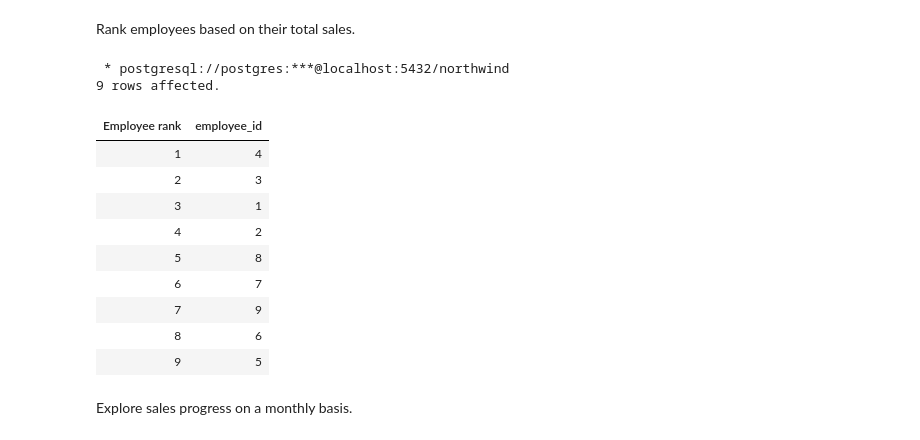
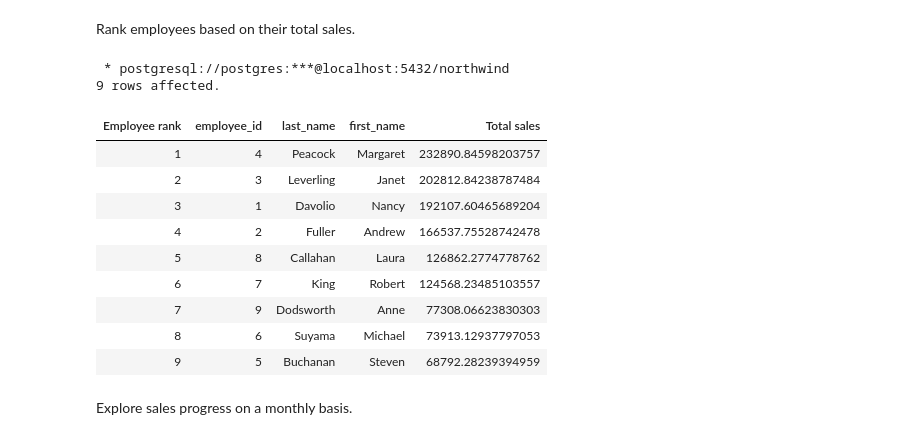
Before and after one commit to bartekmal/bi-optimizing-sales, a Jupyter notebook: main.ipynb, the cells around one changed output. Saved outputs shown, nothing was run; the diff lists cells and outputs as text; code cells hidden in the pictures.

```diff
--- a/main.ipynb
+++ b/main.ipynb
@@ -237,36 +180,41 @@ Rank employees based on their total sales.
 # %%
 %%sql
 WITH total_sales_per_employee AS
 (
 	SELECT
-		o.employee_id,
+		e.employee_id,
+		e.last_name,
+		e.first_name,
 		SUM(d.unit_price * d.quantity * (1 - d.discount)) AS "Total sales"
 	FROM
 		order_details AS d
 		LEFT JOIN
 			orders AS o
 			ON d.order_id = o.order_id
+		LEFT JOIN
+			employees AS e
+			ON o.employee_id = e.employee_id
 	GROUP BY
-		o.employee_id
+		e.employee_id
 )
 SELECT
 	RANK() OVER (ORDER BY "Total sales" DESC) AS "Employee rank",
-	total_sales_per_employee.employee_id
+	*
 FROM
-	total_sales_per_employee LIMIT 10;
+	total_sales_per_employee;
 # %% [output]
  * postgresql://postgres:***@localhost:5432/northwind
 9 rows affected.
-| Employee rank | employee_id |
-| 1 | 4 |
-| 2 | 3 |
-| 3 | 1 |
-| 4 | 2 |
-| 5 | 8 |
-| 6 | 7 |
-| 7 | 9 |
-| 8 | 6 |
-| 9 | 5 |
+| Employee rank | employee_id | last_name | first_name | Total sales |
+| 1 | 4 | Peacock | Margaret | 232890.84598203757 |
+| 2 | 3 | Leverling | Janet | 202812.84238787484 |
+| 3 | 1 | Davolio | Nancy | 192107.60465689204 |
+| 4 | 2 | Fuller | Andrew | 166537.75528742478 |
+| 5 | 8 | Callahan | Laura | 126862.2774778762 |
+| 6 | 7 | King | Robert | 124568.23485103557 |
+| 7 | 9 | Dodsworth | Anne | 77308.06623830303 |
+| 8 | 6 | Suyama | Michael | 73913.12937797053 |
+| 9 | 5 | Buchanan | Steven | 68792.28239394959 |
 # %% [markdown]
 Explore sales progress on a monthly basis.
 # %%
```
Also changed, not shown: parts of 14 cells of this notebook.
